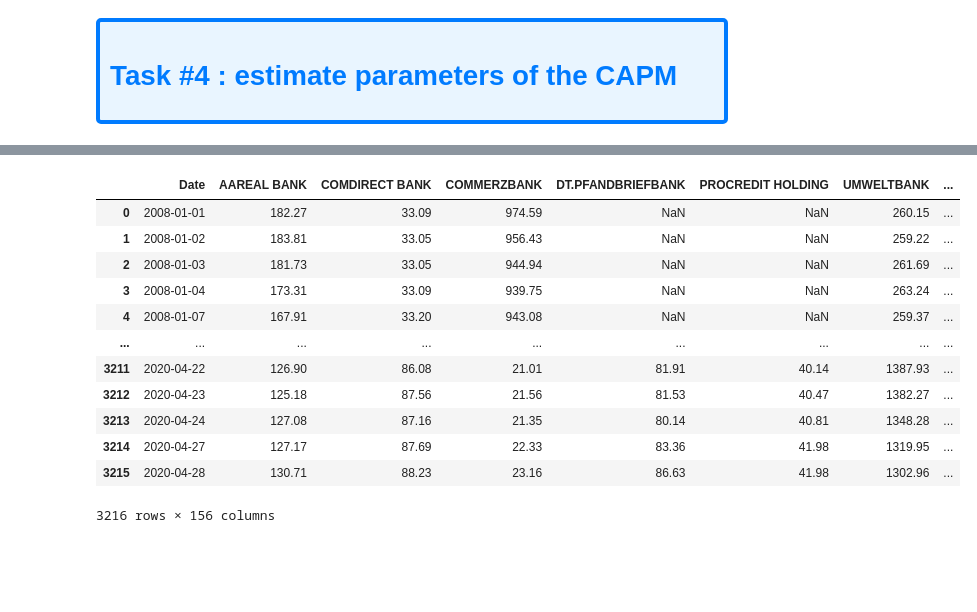
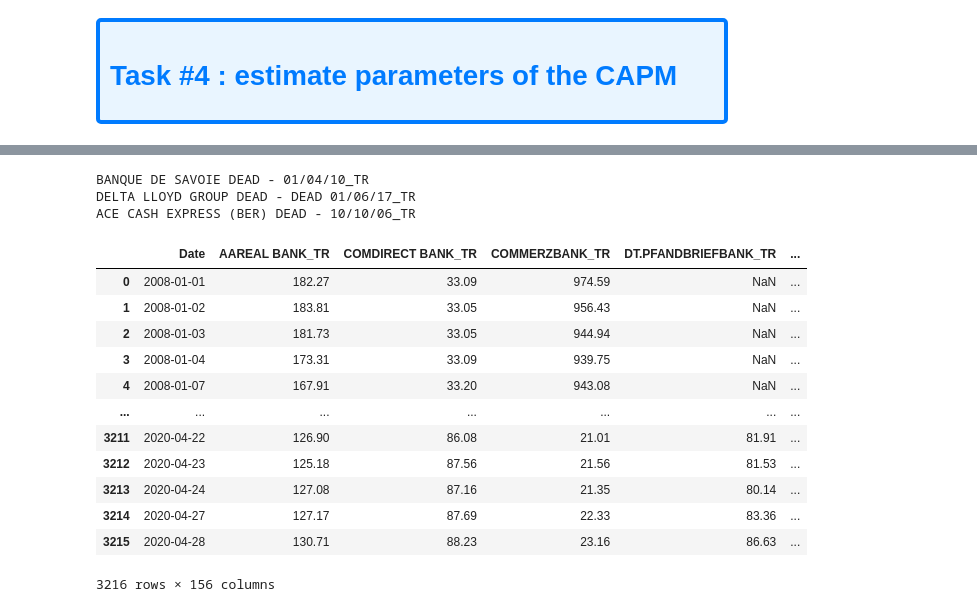
Before and after one commit to Fabio1909/FinanceHackathon, a Jupyter notebook: Fabio.ipynb, the cells around one changed output, grey strips where cells are left out. Drawn from its saved outputs; the diff is of its cells as text; code cells hidden in the pictures; blank space fills up the shorter version.

```diff
--- a/Fabio.ipynb
+++ b/Fabio.ipynb
@@ -98,44 +109,48 @@ def read_banks_ri(directory):
     # Since all the sheets have a column for the date, we will only read it for the first
     # sheet and skip it for the others.
     first_df = banks_ri.parse(banks_ri_sheets[0])
     first_df = first_df.rename(columns={first_df.columns[0]: "Date"})
     other_dfs = [banks_ri.parse(sheet_name).iloc[:, 1:] for sheet_name in banks_ri_sheets[1:]]
 
     banks_ri_df = pd.concat([first_df] + other_dfs, axis=1)
     return banks_ri_df
 
 def clean_banks_ri(banks_ri_df):
     # Rename columns so that they have cleaner names
     rename_dict = {"Date": "Date"}
     for col in banks_ri_df.columns[1:]:
-        rename_dict[col] = col[:-17]
+        rename_dict[col] = col[:-17] + "_TR"
     banks_ri_df.rename(columns=rename_dict, inplace=True)
 
     # As we have 158 banks, we will drop all the banks that are marked as Dead, this is a simple
     # solution around this problem and we are only doing this because we can afford to do so
     # seeing how many banks we have.
     # With this operation we will be dropping only 3 banks.
     dead_banks = []
     for col in banks_ri_df.columns[1:]:
         if "dead" in col.lower():
+            print(col)
             dead_banks.append(col)
     banks_ri_df.drop(dead_banks, axis = 1, inplace = True)
     return banks_ri_df
 
 banks_ri_df = read_banks_ri("data/banks_data_bocconi/banks_ri.xlsm")
 banks_ri_df = clean_banks_ri(banks_ri_df)
 banks_ri_df
 # %% [output]
+BANQUE DE SAVOIE DEAD - 01/04/10_TR
+DELTA LLOYD GROUP DEAD - DEAD 01/06/17_TR
+ACE CASH EXPRESS (BER) DEAD - 10/10/06_TR
-|  | Date | AAREAL BANK | COMDIRECT BANK | COMMERZBANK | DT.PFANDBRIEFBANK | PROCREDIT HOLDING | UMWELTBANK | ... |
-| 0 | 2008-01-01 | 182.27 | 33.09 | 974.59 | NaN | NaN | 260.15 | ... |
-| 1 | 2008-01-02 | 183.81 | 33.05 | 956.43 | NaN | NaN | 259.22 | ... |
-| 2 | 2008-01-03 | 181.73 | 33.05 | 944.94 | NaN | NaN | 261.69 | ... |
-| 3 | 2008-01-04 | 173.31 | 33.09 | 939.75 | NaN | NaN | 263.24 | ... |
-| 4 | 2008-01-07 | 167.91 | 33.20 | 943.08 | NaN | NaN | 259.37 | ... |
-| ... | ... | ... | ... | ... | ... | ... | ... | ... |
-| 3211 | 2020-04-22 | 126.90 | 86.08 | 21.01 | 81.91 | 40.14 | 1387.93 | ... |
-| 3212 | 2020-04-23 | 125.18 | 87.56 | 21.56 | 81.53 | 40.47 | 1382.27 | ... |
-| 3213 | 2020-04-24 | 127.08 | 87.16 | 21.35 | 80.14 | 40.81 | 1348.28 | ... |
-| 3214 | 2020-04-27 | 127.17 | 87.69 | 22.33 | 83.36 | 41.98 | 1319.95 | ... |
-| 3215 | 2020-04-28 | 130.71 | 88.23 | 23.16 | 86.63 | 41.98 | 1302.96 | ... |
+|  | Date | AAREAL BANK_TR | COMDIRECT BANK_TR | COMMERZBANK_TR | DT.PFANDBRIEFBANK_TR | ... |
+| 0 | 2008-01-01 | 182.27 | 33.09 | 974.59 | NaN | ... |
+| 1 | 2008-01-02 | 183.81 | 33.05 | 956.43 | NaN | ... |
+| 2 | 2008-01-03 | 181.73 | 33.05 | 944.94 | NaN | ... |
+| 3 | 2008-01-04 | 173.31 | 33.09 | 939.75 | NaN | ... |
+| 4 | 2008-01-07 | 167.91 | 33.20 | 943.08 | NaN | ... |
+| ... | ... | ... | ... | ... | ... | ... |
+| 3211 | 2020-04-22 | 126.90 | 86.08 | 21.01 | 81.91 | ... |
+| 3212 | 2020-04-23 | 125.18 | 87.56 | 21.56 | 81.53 | ... |
+| 3213 | 2020-04-24 | 127.08 | 87.16 | 21.35 | 80.14 | ... |
+| 3214 | 2020-04-27 | 127.17 | 87.69 | 22.33 | 83.36 | ... |
+| 3215 | 2020-04-28 | 130.71 | 88.23 | 23.16 | 86.63 | ... |
-3216 rows × 156 columns
+3216 rows × 156 columns
```
Also changed, not shown: parts of 6 cells of this notebook, 1 other file.
